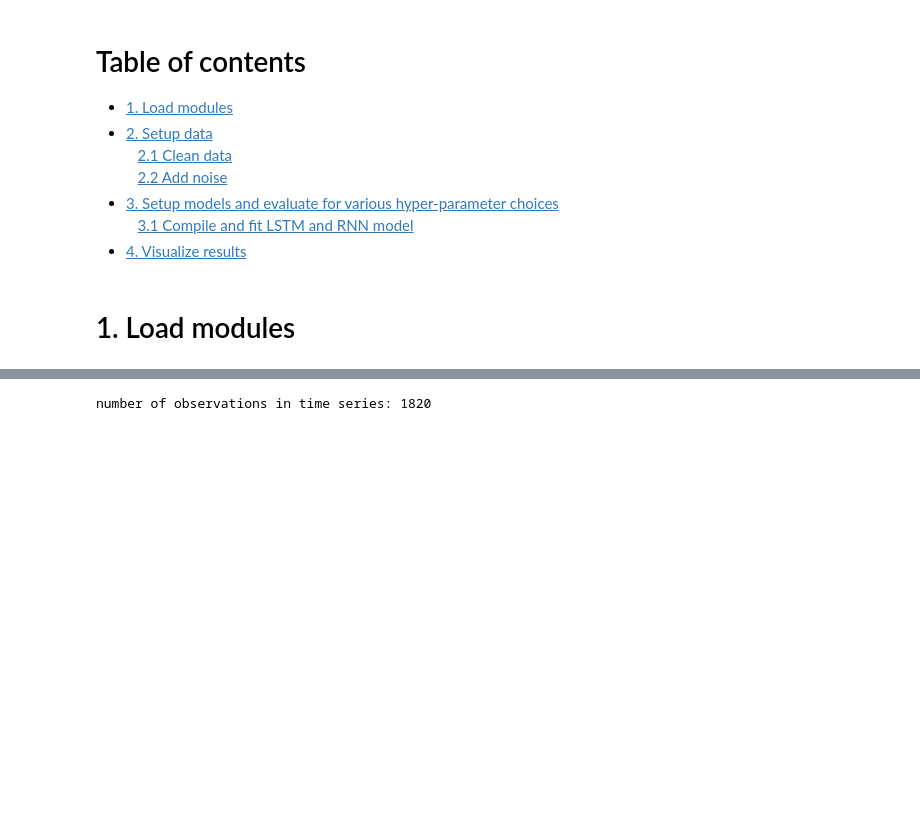
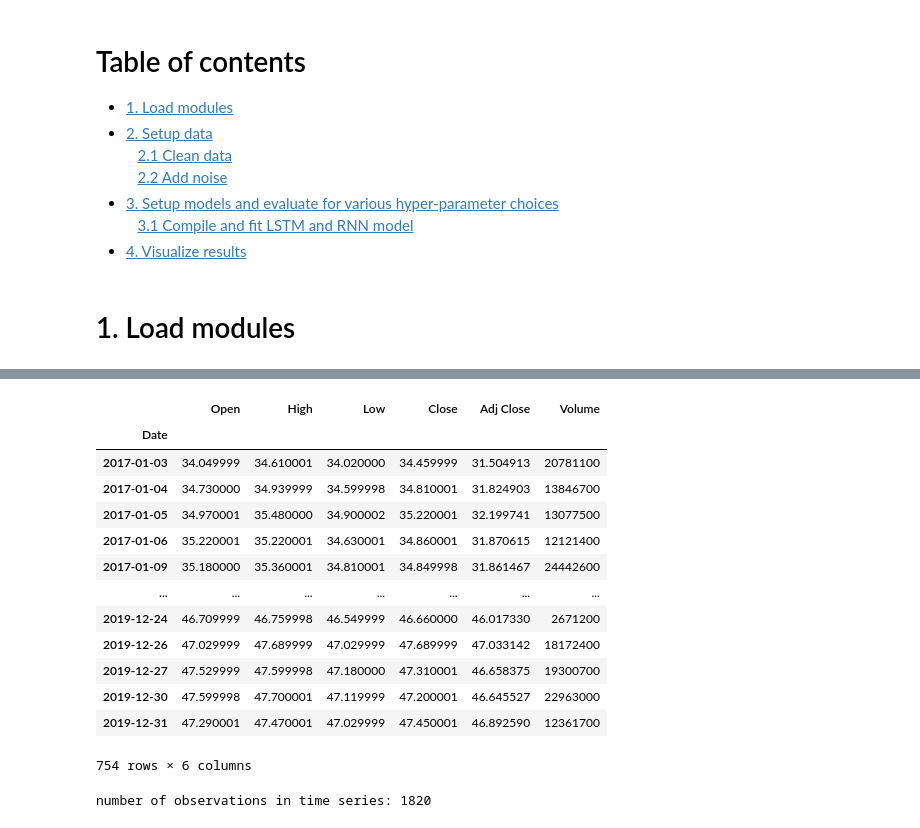
Before and after one commit to StofAle/Introductory_TimeSeriesForecasting_using_RNN, a Jupyter notebook: notebooks/05_Flamenco_Sketches.ipynb, the cells around one changed output, grey strips where cells are left out. Saved outputs shown, nothing was run; the diff lists cells and outputs as text; code cells hidden in the pictures; blank space fills up the shorter version.

```diff
--- a/notebooks/05_Flamenco_Sketches.ipynb
+++ b/notebooks/05_Flamenco_Sketches.ipynb
@@ -38,3 +59,20 @@ import pandas as pd
+# %%
+data_EWZ
+# %% [output]
+|  | Open | High | Low | Close | Adj Close | Volume |
+| Date |  |  |  |  |  |  |
+| 2017-01-03 | 34.049999 | 34.610001 | 34.020000 | 34.459999 | 31.504913 | 20781100 |
+| 2017-01-04 | 34.730000 | 34.939999 | 34.599998 | 34.810001 | 31.824903 | 13846700 |
+| 2017-01-05 | 34.970001 | 35.480000 | 34.900002 | 35.220001 | 32.199741 | 13077500 |
+| 2017-01-06 | 35.220001 | 35.220001 | 34.630001 | 34.860001 | 31.870615 | 12121400 |
+| 2017-01-09 | 35.180000 | 35.360001 | 34.810001 | 34.849998 | 31.861467 | 24442600 |
+| ... | ... | ... | ... | ... | ... | ... |
+| 2019-12-24 | 46.709999 | 46.759998 | 46.549999 | 46.660000 | 46.017330 | 2671200 |
+| 2019-12-26 | 47.029999 | 47.689999 | 47.029999 | 47.689999 | 47.033142 | 18172400 |
+| 2019-12-27 | 47.529999 | 47.599998 | 47.180000 | 47.310001 | 46.658375 | 19300700 |
+| 2019-12-30 | 47.599998 | 47.700001 | 47.119999 | 47.200001 | 46.645527 | 22963000 |
+| 2019-12-31 | 47.290001 | 47.470001 | 47.029999 | 47.450001 | 46.892590 | 12361700 |
+754 rows × 6 columns
 # %%
 # set a range of dates on which the observations are made
 idx = pd.date_range(end='7/1/2020', periods=5*364, freq='d')
```
Also changed, not shown: parts of 4 cells of this notebook, 1 other file.
